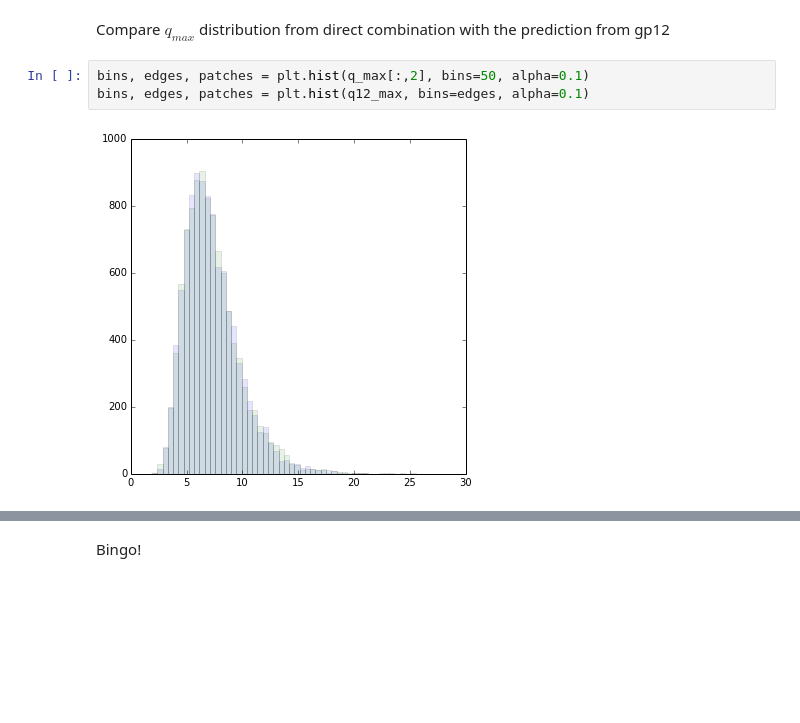
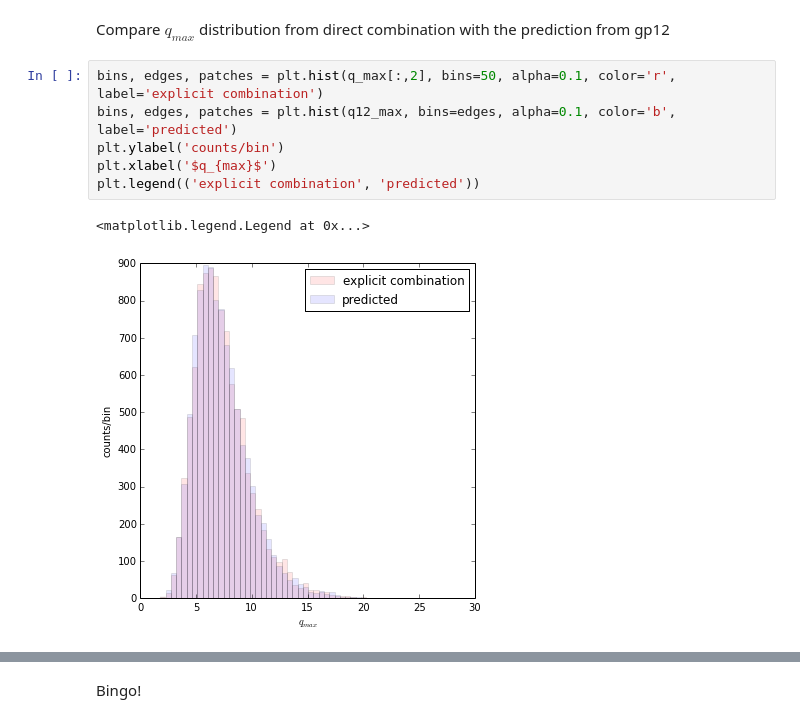
Before and after one commit to cranmer/look-elsewhere-2d, a Jupyter notebook: two-experiment-lee.ipynb, the cells around one changed output, grey strips where cells are left out. Cells and saved outputs as stored; diff of their text form; blank space fills up the shorter version.

```diff
--- a/two-experiment-lee.ipynb
+++ b/two-experiment-lee.ipynb
@@ -311,10 +315,14 @@ average number of upcrossings for combined GP = 17.985100
 # %% [markdown]
 Compare $q_{max}$ distribution from direct combination with the prediction from gp12
 # %%
-bins, edges, patches = plt.hist(q_max[:,2], bins=50, alpha=0.1)
-bins, edges, patches = plt.hist(q12_max, bins=edges, alpha=0.1)
+bins, edges, patches = plt.hist(q_max[:,2], bins=50, alpha=0.1, color='r', label='explicit combination')
+bins, edges, patches = plt.hist(q12_max, bins=edges, alpha=0.1, color='b', label='predicted')
+plt.ylabel('counts/bin')
+plt.xlabel('$q_{max}$')
+plt.legend(('explicit combination', 'predicted'))
 # %% [output]
+<matplotlib.legend.Legend at 0x...>
-[figure, old version]
+[figure, new version]
 # %%
 u = np.linspace(5,25,100)
 global_p = global_pvalue(u,u1,np.mean(n_up))
```
Also changed, not shown: parts of 11 cells of this notebook.
